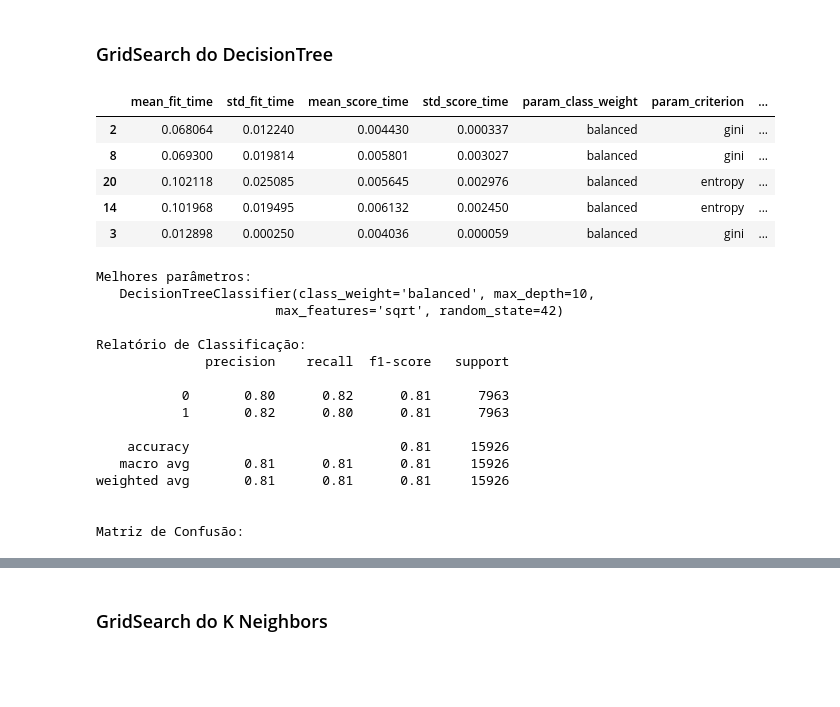
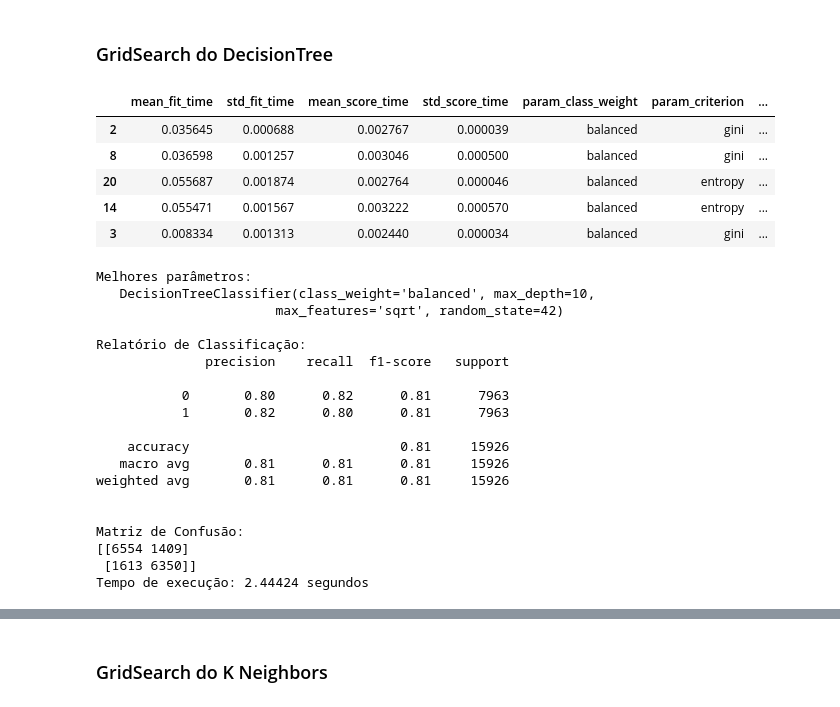
Before and after one commit to MunhozSilva/TFG, a Jupyter notebook: TFG_Luciano_e_Miguel_Churn.ipynb, the cells around one changed output, grey strips where cells are left out. Drawn from its saved outputs; the diff is of its cells as text; code cells hidden in the pictures; blank space fills up the shorter version.

Commit message:
Curva ROC e tempo de execução de cada técnica adicionados

```diff
--- a/TFG_Luciano_e_Miguel_Churn.ipynb
+++ b/TFG_Luciano_e_Miguel_Churn.ipynb
@@ -376,7 +385,9 @@ tec1 = RandomForestClassifier(random_state=42)
 # busca de parâmetros para um 5-Fold e métrica de pontuação 'Recall'
 busca = GridSearchCV(tec1, parametros, cv=5, scoring='recall_micro')
 # buscando no treinamento
+start = time.time()
 busca.fit(X,y)
+end = time.time()
 # 5 melhores resultados
 pd.DataFrame(data=busca.cv_results_).sort_values(by='rank_test_score').head()
 # %% [output]
@@ -419,34 +431,36 @@ Matriz de Confusão:
 # %%
 from sklearn.model_selection import GridSearchCV
 # desativa avisos de execução
 import warnings
 warnings.filterwarnings("ignore")
 
 # lista de parâmetros viáveis de ajuste buscado na técnica
 parametros = {
     'criterion': ['gini', 'entropy', 'log_loss'],
     'splitter': ['best', 'random'],
     'max_depth': [10],
     'min_samples_split': [1.5, 2, 2.5],
     'max_features': ['sqrt', 'log2'],
     'class_weight': ['balanced', 'none'],
 }
 
 # técnica a ser ajustada
 tec1 = DecisionTreeClassifier(random_state=42)
 # busca de parâmetros para um 5-Fold e métrica de pontuação 'Recall'
 busca = GridSearchCV(tec1, parametros, cv=5, scoring='recall_micro')
 # buscando no treinamento
+start = time.time()
 busca.fit(X,y)
+end = time.time()
 # 5 melhores resultados
 pd.DataFrame(data=busca.cv_results_).sort_values(by='rank_test_score').head()
 # %% [output]
 |  | mean_fit_time | std_fit_time | mean_score_time | std_score_time | param_class_weight | param_criterion | ... |
-| 2 | 0.068064 | 0.012240 | 0.004430 | 0.000337 | balanced | gini | ... |
-| 8 | 0.069300 | 0.019814 | 0.005801 | 0.003027 | balanced | gini | ... |
-| 20 | 0.102118 | 0.025085 | 0.005645 | 0.002976 | balanced | entropy | ... |
-| 14 | 0.101968 | 0.019495 | 0.006132 | 0.002450 | balanced | entropy | ... |
-| 3 | 0.012898 | 0.000250 | 0.004036 | 0.000059 | balanced | gini | ... |
+| 2 | 0.035645 | 0.000688 | 0.002767 | 0.000039 | balanced | gini | ... |
+| 8 | 0.036598 | 0.001257 | 0.003046 | 0.000500 | balanced | gini | ... |
+| 20 | 0.055687 | 0.001874 | 0.002764 | 0.000046 | balanced | entropy | ... |
+| 14 | 0.055471 | 0.001567 | 0.003222 | 0.000570 | balanced | entropy | ... |
+| 3 | 0.008334 | 0.001313 | 0.002440 | 0.000034 | balanced | gini | ... |
 # %%
 print('Melhores parâmetros:')
 print('  ',busca.best_estimator_,'\n')
@@ -454,6 +468,8 @@ print('Relatório de Classificação:')
 y_pred = busca.best_estimator_.predict(X)
 print(classification_report(y,y_pred),'\n')
 print('Matriz de Confusão:')
+print(confusion_matrix(y,y_pred))
+print("Tempo de execução:", round(end - start, 5), "segundos")
 # %% [output]
 Melhores parâmetros:
    DecisionTreeClassifier(class_weight='balanced', max_depth=10,
@@ -471,3 +487,6 @@ weighted avg       0.81      0.81      0.81     15926
 
 
 Matriz de Confusão:
+[[6554 1409]
+ [1613 6350]]
+Tempo de execução: 2.44424 segundos
```
Also changed, not shown: parts of 17 cells of this notebook.
